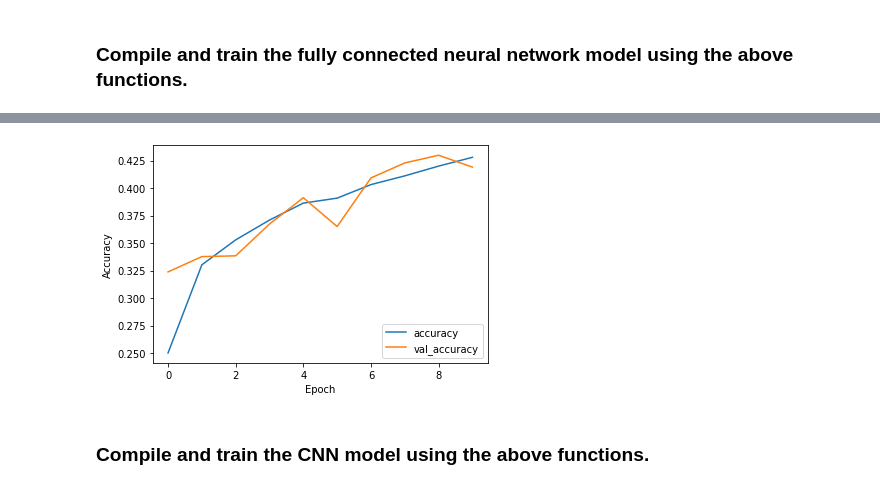
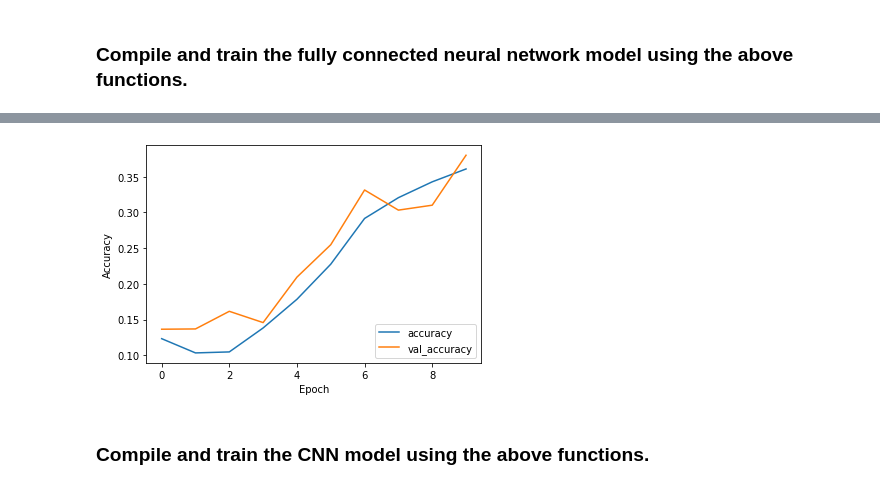
Before and after one commit to ashwin2802/BCS_Workshop_Apr_20, a Jupyter notebook: Machine_Learning/Assignment/ML.ipynb, the cells around one changed output, grey strips where cells are left out. Drawn from its saved outputs; the diff is of its cells as text; code cells hidden in the pictures.

```diff
--- a/Machine_Learning/Assignment/ML.ipynb
+++ b/Machine_Learning/Assignment/ML.ipynb
@@ -172,13 +156,13 @@ for lr in lrs:
 
     plt.figure(0)
     plt.subplot(121)
-    plt.scatter(y)
+    plt.scatter(range(len(y)), y)
     plt.xlabel('Index')
     plt.ylabel('Data')
     plt.legend('Y')
 
     plt.subplot(122)
-    plt.scatter(np.matmul(X, W))
+    plt.scatter(range(len(y)), np.matmul(X, W))
     plt.xlabel('Index')
     plt.ylabel('Prediction')
     plt.legend('Y Pred')
@@ -362,7 +325,7 @@ def build_cnn_model(input_shape=(32, 32, 3), num_class=10):
 
 x_train, y_train, x_test, y_test = load_data_cifar10_norm()
 model = build_fc_model()
-model.compile(optimizer='adam', metrics=['accuracy'], loss='categorical_crossentropy')
+model.compile(optimizer='rmsprop', metrics=['accuracy'], loss='categorical_crossentropy')
 
 # -------------------------------
 
@@ -388,8 +351,8 @@ Epoch 6/10
 Total params: 41,143,274
 Trainable params: 41,143,274
 Non-trainable params: 0
 _________________________________________________________________
-[figure, old version]
+[figure, new version]
 # %% [markdown]
 ### Compile and train the CNN model using the above functions.
 # %%
```
Also changed, not shown: parts of 12 cells of this notebook.
